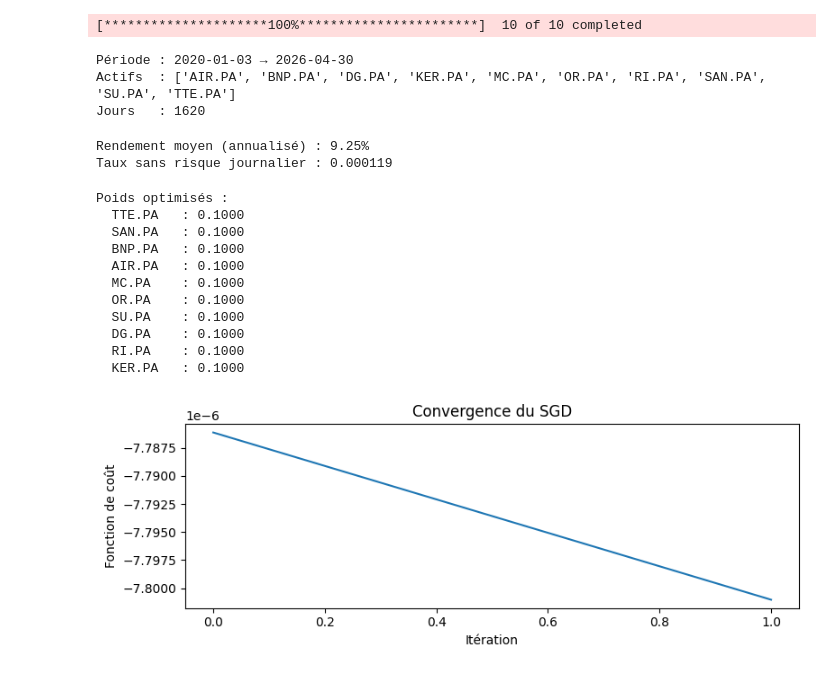
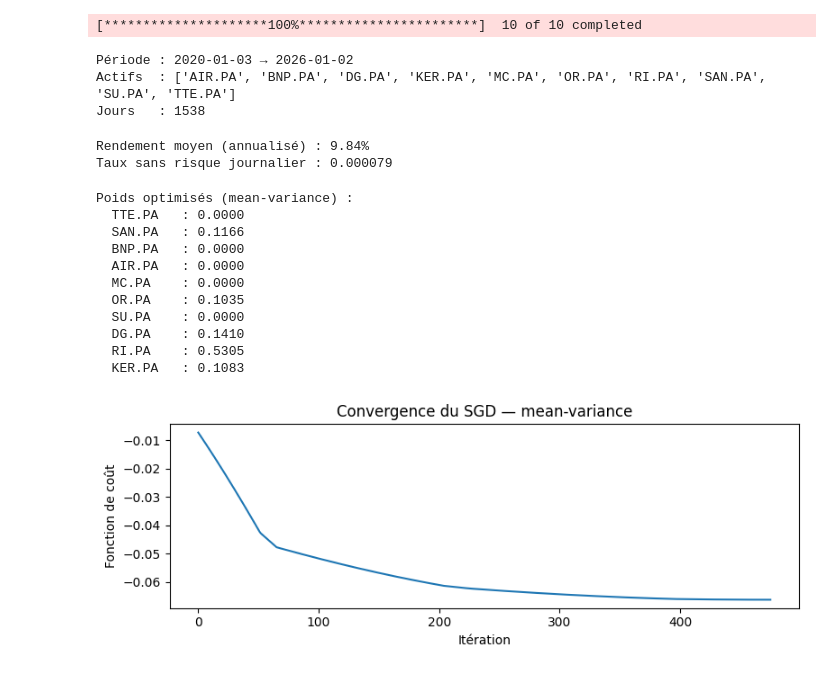
Before and after one commit to FDSena/Projet_4AMAM, a Jupyter notebook: notebooks/test.ipynb, the cells around one changed output. Cells and saved outputs as stored; diff of their text form; code cells hidden in the pictures.

```diff
--- a/notebooks/test.ipynb
+++ b/notebooks/test.ipynb
@@ -24,78 +33,84 @@ from sklearn.model_selection import TimeSeriesSplit
 tickers = ["TTE.PA", "SAN.PA", "BNP.PA", "AIR.PA", "MC.PA",
            "OR.PA",  "SU.PA",  "DG.PA",  "RI.PA",  "KER.PA"]
 
-raw = yf.download(tickers, start="2020-01-01", end="2026-05-02", auto_adjust=True)
-prices = raw["Close"].dropna()
-returns = prices.pct_change().dropna()
+# (Aujourd'hui moins 4 mois)
+date_fin_train = pd.Timestamp.now() - pd.DateOffset(months=4)
+TODAY = date.today().strftime("%Y-%m-%d")
+
+
+raw = yf.download(tickers, start="2020-01-01", end=TODAY, auto_adjust=True)
+prices_all = raw["Close"].dropna()
+returns_all = prices_all.pct_change().dropna()
+
+prices = prices_all.loc[:date_fin_train]
+returns = returns_all.loc[:date_fin_train]
 
 print(f"Période : {returns.index[0].date()} → {returns.index[-1].date()}")
 print(f"Actifs  : {list(returns.columns)}")
 print(f"Jours   : {len(returns)}")
 # %% [output]
 [*********************100%***********************]  10 of 10 completed
-Période : 2020-01-03 → 2026-04-30
+Période : 2020-01-03 → 2026-01-02
 Actifs  : ['AIR.PA', 'BNP.PA', 'DG.PA', 'KER.PA', 'MC.PA', 'OR.PA', 'RI.PA', 'SAN.PA', 'SU.PA', 'TTE.PA']
-Jours   : 1620
+Jours   : 1538
 # %%
 # ============================================================
 # 2. PARAMÈTRES MARCHÉ
 # ============================================================
 
-mu    = estimate_expected_returns(returns)        # rendements moyens journaliers
-Sigma = estimate_covariance_matrix(returns)       # matrice de covariance journalière
+mu    = estimate_expected_returns(returns)
+Sigma = estimate_covariance_matrix(returns)
 
-risk_free_rate_annual = 0.03
+risk_free_rate_annual = 0.02
 risk_free_rate_daily  = risk_free_rate_annual / 252
 
 print(f"Rendement moyen (annualisé) : {mu.mean() * 252:.2%}")
 print(f"Taux sans risque journalier : {risk_free_rate_daily:.6f}")
 # %% [output]
-Rendement moyen (annualisé) : 9.25%
-Taux sans risque journalier : 0.000119
+Rendement moyen (annualisé) : 9.84%
+Taux sans risque journalier : 0.000079
 # %%
 # ============================================================
-# 3. OPTIMISATION PAR SGD (mean-variance)
+# 3a. OPTIMISATION PAR SGD (mean-variance)
 # ============================================================
 
 n_assets = len(tickers)
 initial_weights = initialize_weights(n_assets, method="equal")
 
 sgd_results = run_sgd(
     cost_function=mean_variance_cost,
     initial_weights=initial_weights,
     n_iterations=500,
     learning_rate=0.01,
     constraint_function=enforce_portfolio_constraints,
-    # kwargs transmis à mean_variance_cost
     expected_returns=mu,
     covariance_matrix=Sigma,
     lambda_risk=2.0,
 )
 
 optimized_weights = sgd_results["final_weights"]
 
-print("Poids optimisés :")
+print("Poids optimisés (mean-variance) :")
 for ticker, w in zip(tickers, optimized_weights):
     print(f"  {ticker:8s} : {w:.4f}")
 
-# Convergence
 plt.figure(figsize=(8, 3))
 plt.plot(sgd_results["cost_history"])
-plt.title("Convergence du SGD")
+plt.title("Convergence du SGD — mean-variance")
 plt.xlabel("Itération")
 plt.ylabel("Fonction de coût")
 plt.tight_layout()
 plt.show()
 # %% [output]
-Poids optimisés :
-  TTE.PA   : 0.1000
-  SAN.PA   : 0.1000
-  BNP.PA   : 0.1000
-  AIR.PA   : 0.1000
-  MC.PA    : 0.1000
-  OR.PA    : 0.1000
-  SU.PA    : 0.1000
-  DG.PA    : 0.1000
-  RI.PA    : 0.1000
-  KER.PA   : 0.1000
+Poids optimisés (mean-variance) :
+  TTE.PA   : 0.0000
+  SAN.PA   : 0.1166
+  BNP.PA   : 0.0000
+  AIR.PA   : 0.0000
+  MC.PA    : 0.0000
+  OR.PA    : 0.1035
+  SU.PA    : 0.0000
+  DG.PA    : 0.1410
+  RI.PA    : 0.5305
+  KER.PA   : 0.1083
-[figure, old version]
+[figure, new version]
```
Also changed, not shown: parts of 13 cells of this notebook, 12 other files.
